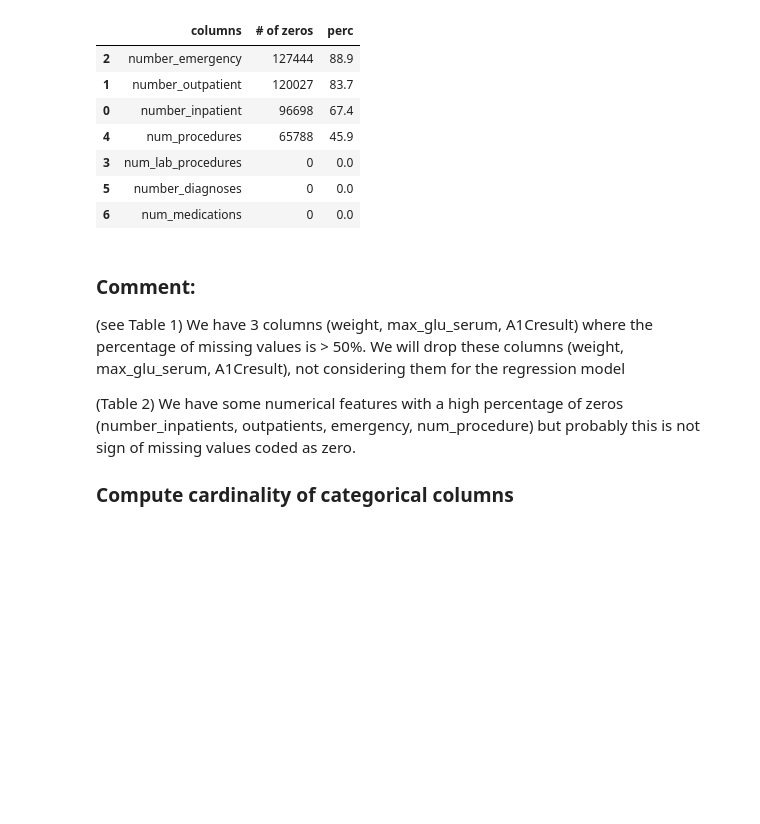
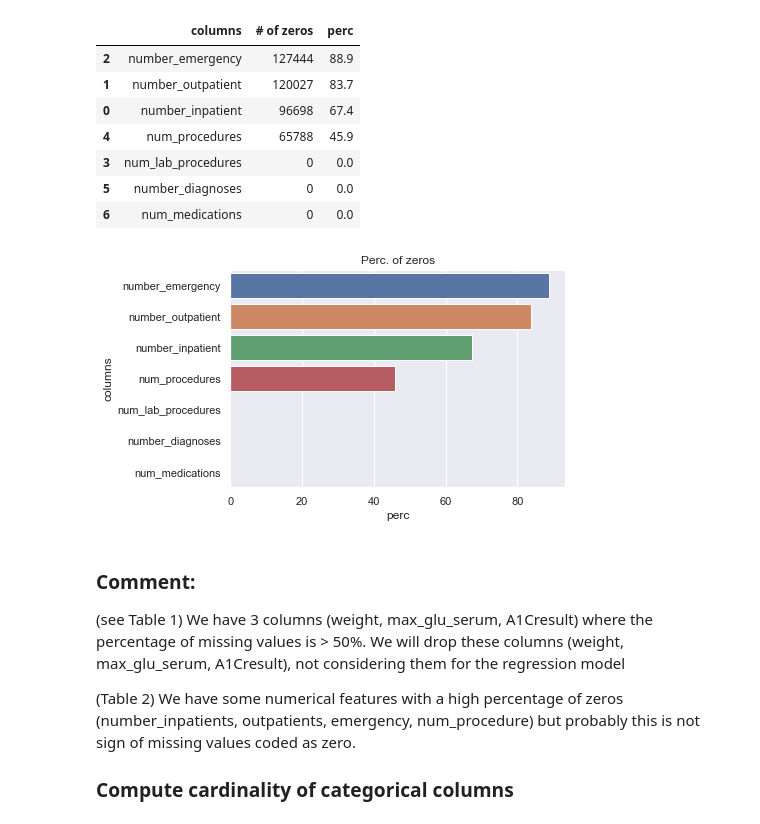
Before and after one commit to luigisaetta/uci-diabetes, a Jupyter notebook: project/starter_code/student_project.ipynb, the cells around one changed output. Saved outputs shown, nothing was run; the diff lists cells and outputs as text; code cells hidden in the pictures; blank space fills up the shorter version.

```diff
--- a/project/starter_code/student_project.ipynb
+++ b/project/starter_code/student_project.ipynb
@@ -199,6 +204,10 @@ df_zeros.head(len(vet_col))
 | 3 | num_lab_procedures | 0 | 0.0 |
 | 5 | number_diagnoses | 0 | 0.0 |
 | 6 | num_medications | 0 | 0.0 |
+# %%
+plot_zeros(df_zeros)
+# %% [output]
+[figure, added]
 # %% [markdown]
 ### Comment:
 (see Table 1) We have 3 columns (weight, max_glu_serum, A1Cresult) where the percentage of missing values is > 50%.
```
Also changed, not shown: parts of 17 cells of this notebook, 1 other file.
